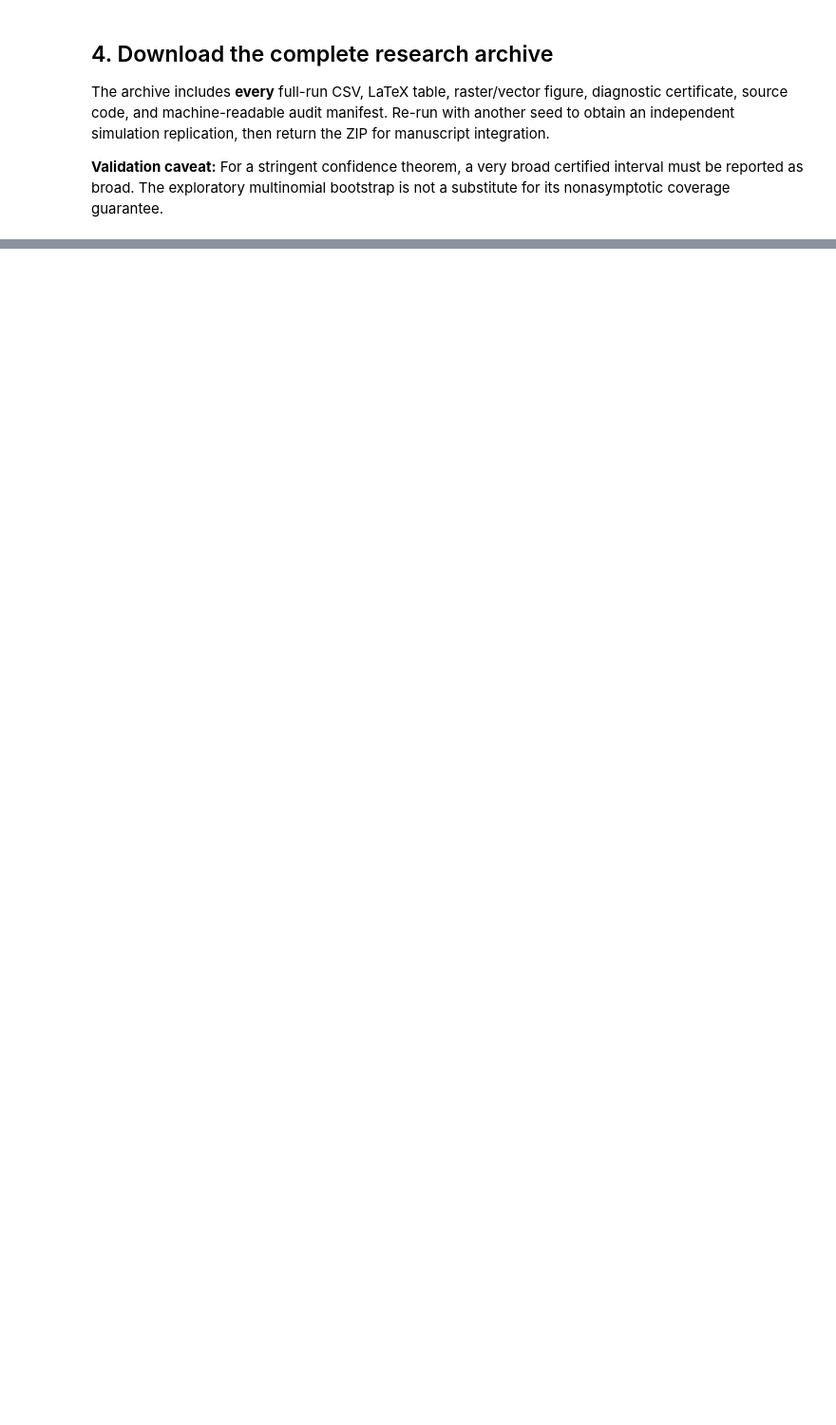
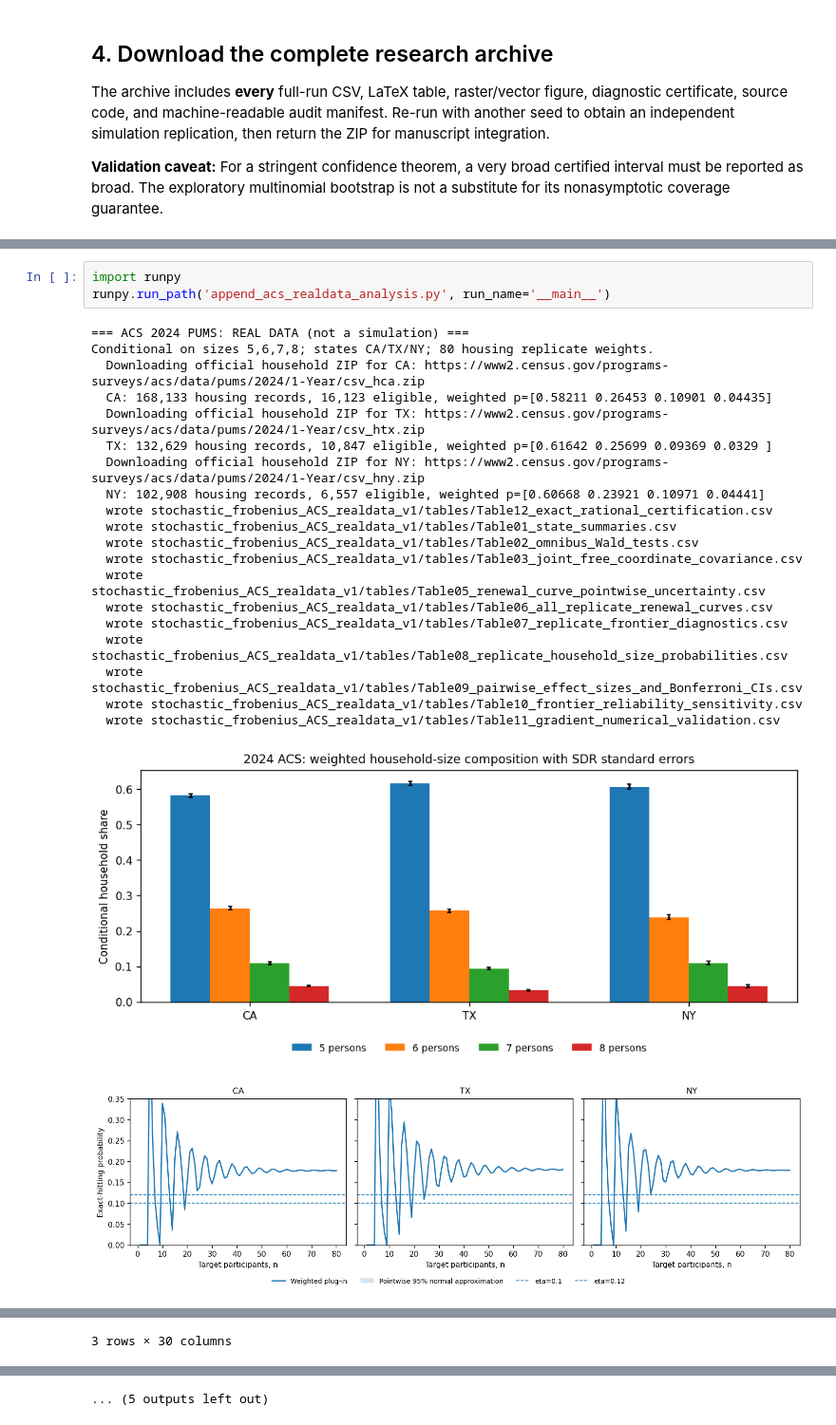
Before and after one commit to debashisdotchatterjee/Stochastic_Frobenius_1, a Jupyter notebook: Stochastic_Frobenius_Colab.ipynb, the cells around one changed output, grey strips where cells are left out. Shown at 95% size. Drawn from its saved outputs; the diff is of its cells as text; blank space fills up the shorter version.

```diff
--- a/Stochastic_Frobenius_Colab.ipynb
+++ b/Stochastic_Frobenius_Colab.ipynb
@@ -1014,0 +2241,25 @@ except ImportError:
+# %%
+import runpy
+runpy.run_path('append_acs_realdata_analysis.py', run_name='__main__')
+# %% [output]
+=== ACS 2024 PUMS: REAL DATA (not a simulation) ===
+Conditional on sizes 5,6,7,8; states CA/TX/NY; 80 housing replicate weights.
+  Downloading official household ZIP for CA: https://www2.census.gov/programs-surveys/acs/data/pums/2024/1-Year/csv_hca.zip
+  CA: 168,133 housing records, 16,123 eligible, weighted p=[0.58211 0.26453 0.10901 0.04435]
+  Downloading official household ZIP for TX: https://www2.census.gov/programs-surveys/acs/data/pums/2024/1-Year/csv_htx.zip
+  TX: 132,629 housing records, 10,847 eligible, weighted p=[0.61642 0.25699 0.09369 0.0329 ]
+  Downloading official household ZIP for NY: https://www2.census.gov/programs-surveys/acs/data/pums/2024/1-Year/csv_hny.zip
+  NY: 102,908 housing records, 6,557 eligible, weighted p=[0.60668 0.23921 0.10971 0.04441]
+  wrote stochastic_frobenius_ACS_realdata_v1/tables/Table12_exact_rational_certification.csv
+  wrote stochastic_frobenius_ACS_realdata_v1/tables/Table01_state_summaries.csv
+  wrote stochastic_frobenius_ACS_realdata_v1/tables/Table02_omnibus_Wald_tests.csv
+  wrote stochastic_frobenius_ACS_realdata_v1/tables/Table03_joint_free_coordinate_covariance.csv
+  wrote stochastic_frobenius_ACS_realdata_v1/tables/Table05_renewal_curve_pointwise_uncertainty.csv
+  wrote stochastic_frobenius_ACS_realdata_v1/tables/Table06_all_replicate_renewal_curves.csv
+  wrote stochastic_frobenius_ACS_realdata_v1/tables/Table07_replicate_frontier_diagnostics.csv
+  wrote stochastic_frobenius_ACS_realdata_v1/tables/Table08_replicate_household_size_probabilities.csv
+  wrote stochastic_frobenius_ACS_realdata_v1/tables/Table09_pairwise_effect_sizes_and_Bonferroni_CIs.csv
+  wrote stochastic_frobenius_ACS_realdata_v1/tables/Table10_frontier_reliability_sensitivity.csv
+  wrote stochastic_frobenius_ACS_realdata_v1/tables/Table11_gradient_numerical_validation.csv
+[figure, added]
+[figure, added]
@@ -1014,0 +2294 @@ except ImportError:
+3 rows × 30 columns
@@ -1014,0 +2298 @@ except ImportError:
+... (5 outputs left out)
```
Also changed, not shown: parts of 11 cells of this notebook.
